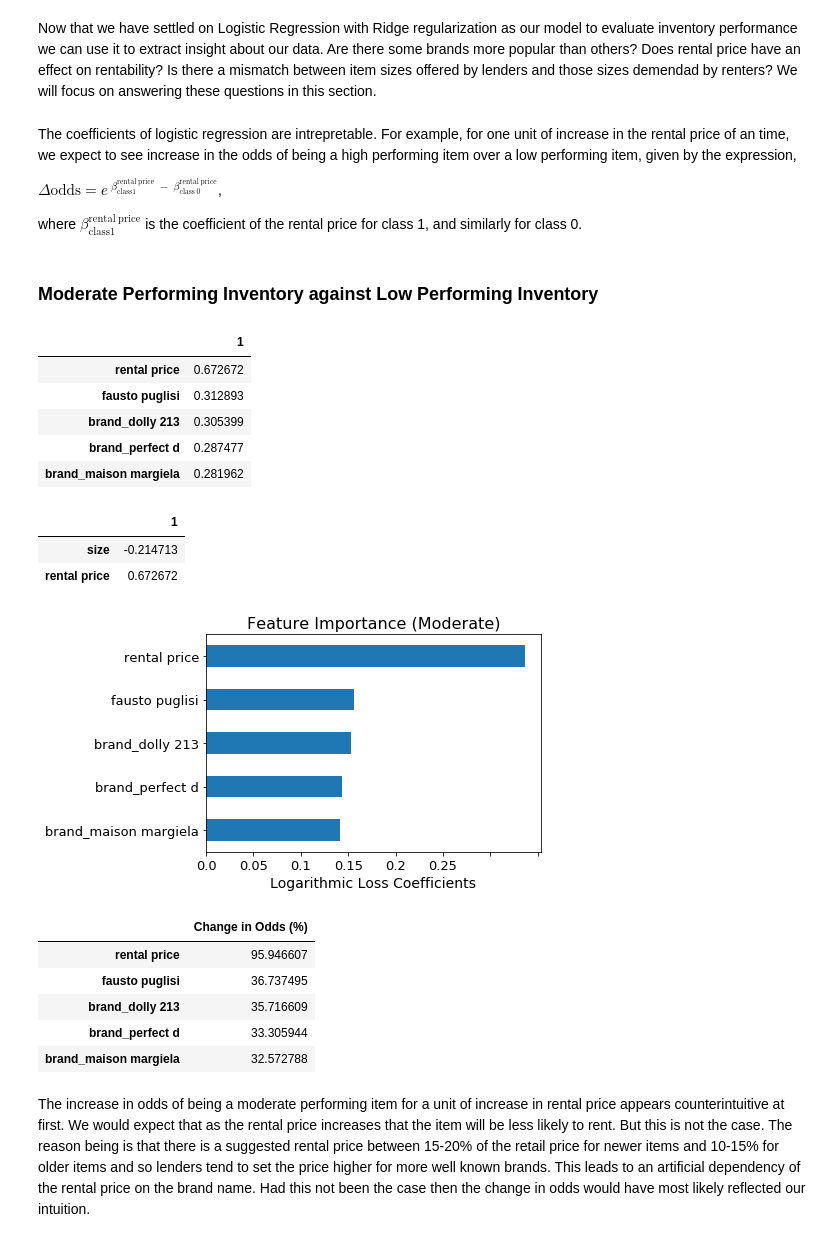
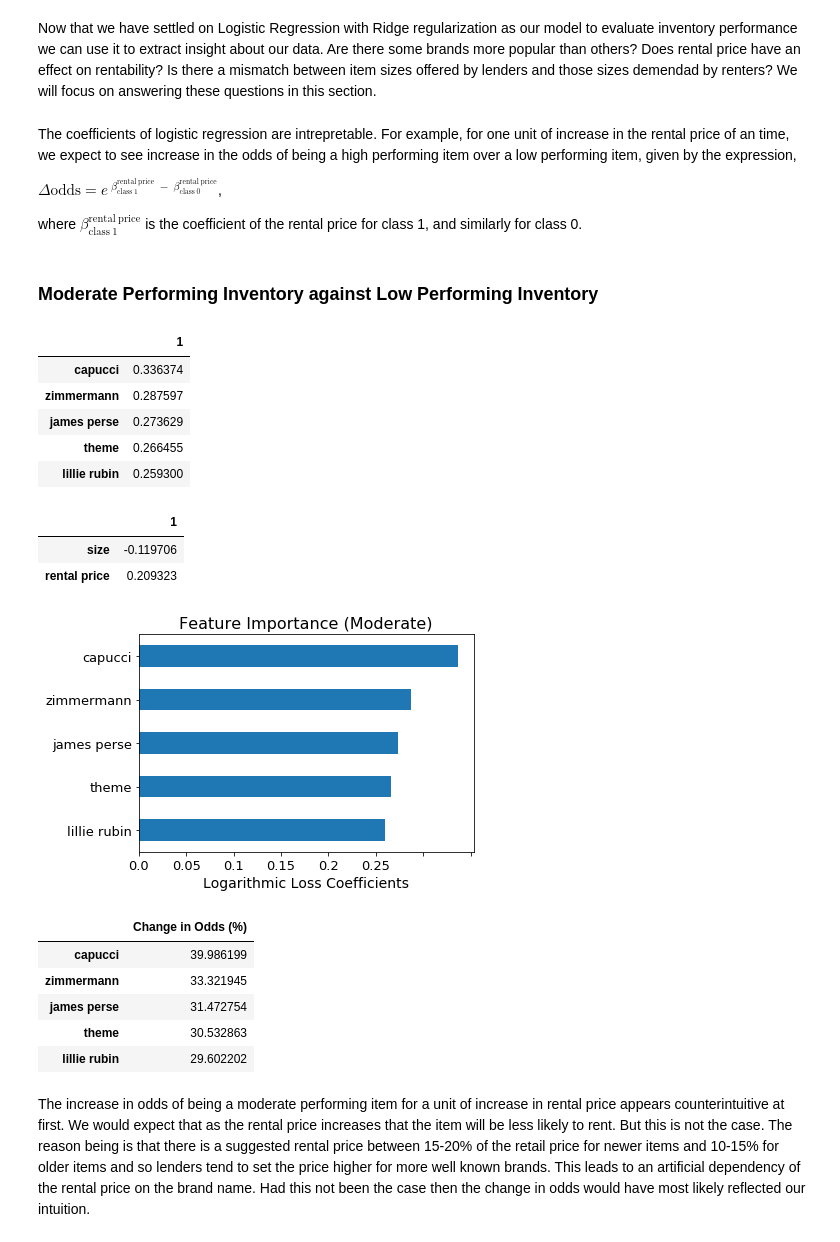
Before and after one commit to ecampana/borrow-my-style, a Jupyter notebook: model-performance.ipynb, the cells around one changed output. Cells and saved outputs as stored; diff of their text form; code cells hidden in the pictures.

```diff
--- a/model-performance.ipynb
+++ b/model-performance.ipynb
@@ -640,9 +640,9 @@ log_coeff = pd.DataFrame(data=log.best_estimator_._final_estimator.coef_,
 # %% [markdown]
 The coefficients of logistic regression are intrepretable. For example, for one unit of increase in the rental price of an time, we expect to see increase in the odds of being a high performing item over a low performing item, given by the expression,
 
-$\Delta \mathrm{odds} = e^{\;\beta^\mathrm{rental\ price}_\mathrm{class 1}\;-\;\beta^\mathrm{rental\ price}_\mathrm{class\ 0}}$,
+$\Delta \mathrm{odds} = e^{\;\beta^\mathrm{rental\ price}_\mathrm{class\ 1}\;-\;\beta^\mathrm{rental\ price}_\mathrm{class\ 0}}$,
 
-where $\beta^\mathrm{rental\ price}_\mathrm{class 1}$ is the coefficient of the rental price for class 1, and similarly for class 0.
+where $\beta^\mathrm{rental\ price}_\mathrm{class\ 1}$ is the coefficient of the rental price for class 1, and similarly for class 0.
 # %% [markdown]
 ### Moderate Performing Inventory against Low Performing Inventory
 # %%
@@ -657,44 +657,45 @@ reference_class_log = log_coeff.iloc[[reference_class]]\
                                .rename(index={reference_class: pos_class})
 
 k_class_log = (pos_class_log - reference_class_log)\
               .sort_values(by=[pos_class], axis=1,
                            ascending=False).transpose()
 
-k_class = k_class_log.rename({'brand_fausto puglisi': 'fausto puglisi',
+k_class = k_class_log.rename({'brand_capucci': 'capucci',
                               'brand_zimmermann': 'zimmermann',
-                              'brand_naven': 'naven',
-                              'brand_igigi': 'igigi',
+                              'brand_james perse': 'james perse',
+                              'brand_theme': 'theme',
+                              'brand_lillie rubin': 'lillie rubin',
                               'rental_price': 'rental price'})
 
 ax = k_class.head(top_n).plot(kind='barh')
 
 plt.title('Feature Importance (Moderate)', fontsize=16)
 
 plt.xlabel('Logarithmic Loss Coefficients', fontsize=14)
 
 plt.gca().invert_yaxis()
 
 rng = [float(x)/100 for x in range(0, 30, 5)]
 
 ax.set_xticklabels(rng, rotation=0, fontsize=13)
 ax.set_yticklabels(k_class.index, rotation=0, fontsize=13)
 
 ax.legend_.remove()
 
 display(k_class.head(top_n))
 
 display(k_class.loc[['size', 'rental price'], :])
 # %% [output]
 |  | 1 |
-| rental price | 0.672672 |
-| fausto puglisi | 0.312893 |
-| brand_dolly 213 | 0.305399 |
-| brand_perfect d | 0.287477 |
-| brand_maison margiela | 0.281962 |
+| capucci | 0.336374 |
+| zimmermann | 0.287597 |
+| james perse | 0.273629 |
+| theme | 0.266455 |
+| lillie rubin | 0.259300 |
 |  | 1 |
-| size | -0.214713 |
-| rental price | 0.672672 |
+| size | -0.119706 |
+| rental price | 0.209323 |
-[figure, old version]
+[figure, new version]
 # %%
 # In terms of Percentage change in odds
 
@@ -702,11 +703,11 @@ display(pd.DataFrame(k_class.head(top_n).apply(lambda beta: 100*(math.exp(beta)-
                                                axis=1), columns=['Change in Odds (%)']))
 # %% [output]
 |  | Change in Odds (%) |
-| rental price | 95.946607 |
-| fausto puglisi | 36.737495 |
-| brand_dolly 213 | 35.716609 |
-| brand_perfect d | 33.305944 |
-| brand_maison margiela | 32.572788 |
+| capucci | 39.986199 |
+| zimmermann | 33.321945 |
+| james perse | 31.472754 |
+| theme | 30.532863 |
+| lillie rubin | 29.602202 |
 # %% [markdown]
 The increase in odds of being a moderate performing item for a unit of increase in rental price appears counterintuitive at first. We would expect that as the rental price increases that the item will be less likely to rent. But this is not the case. The reason being is that there is a suggested rental price between 15-20% of the retail price for newer items and 10-15% for older items and so lenders tend to set the price higher for more well known brands. This leads to an artificial dependency of the rental price on the brand name. Had this not been the case then the change in odds would have most likely reflected our intuition.
 # %% [markdown]
```
Also changed, not shown: parts of 11 cells of this notebook, 1 other file.
